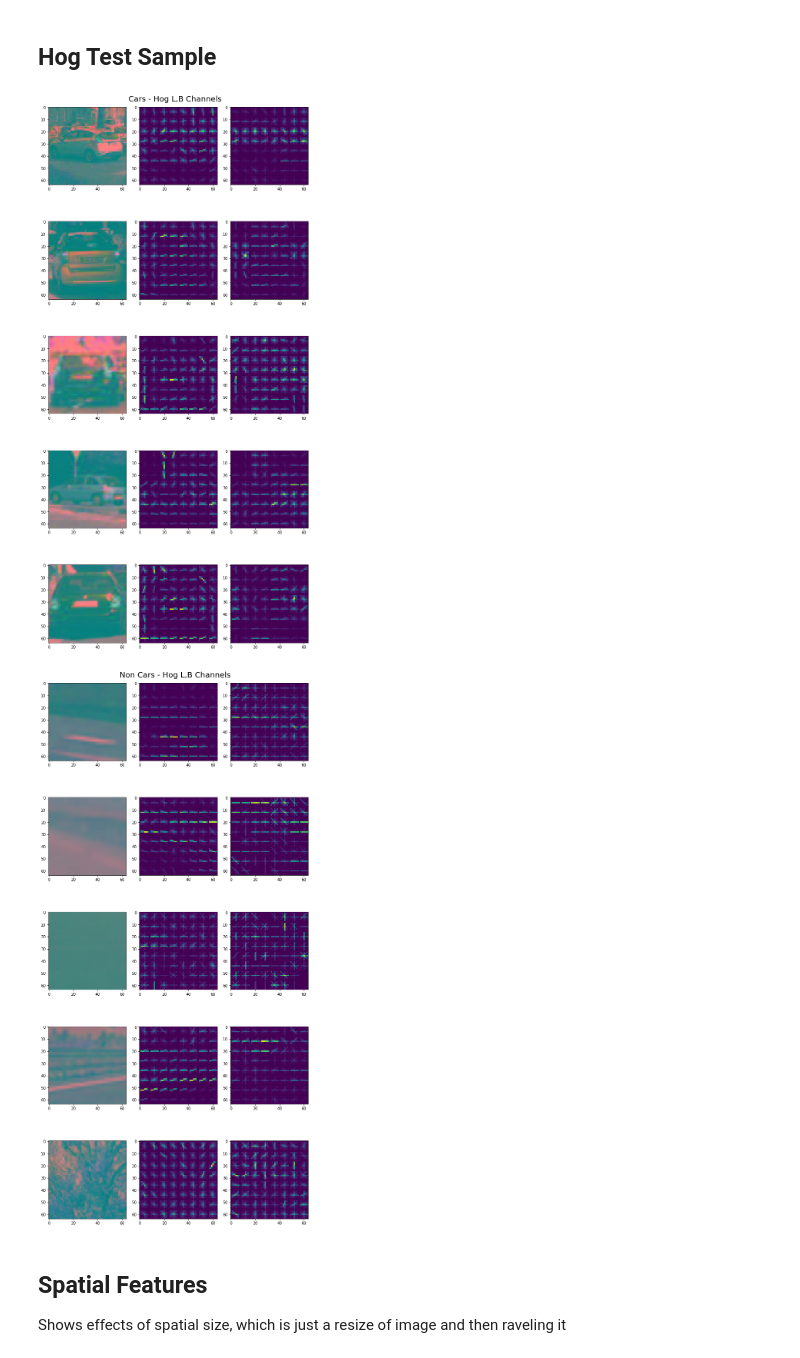
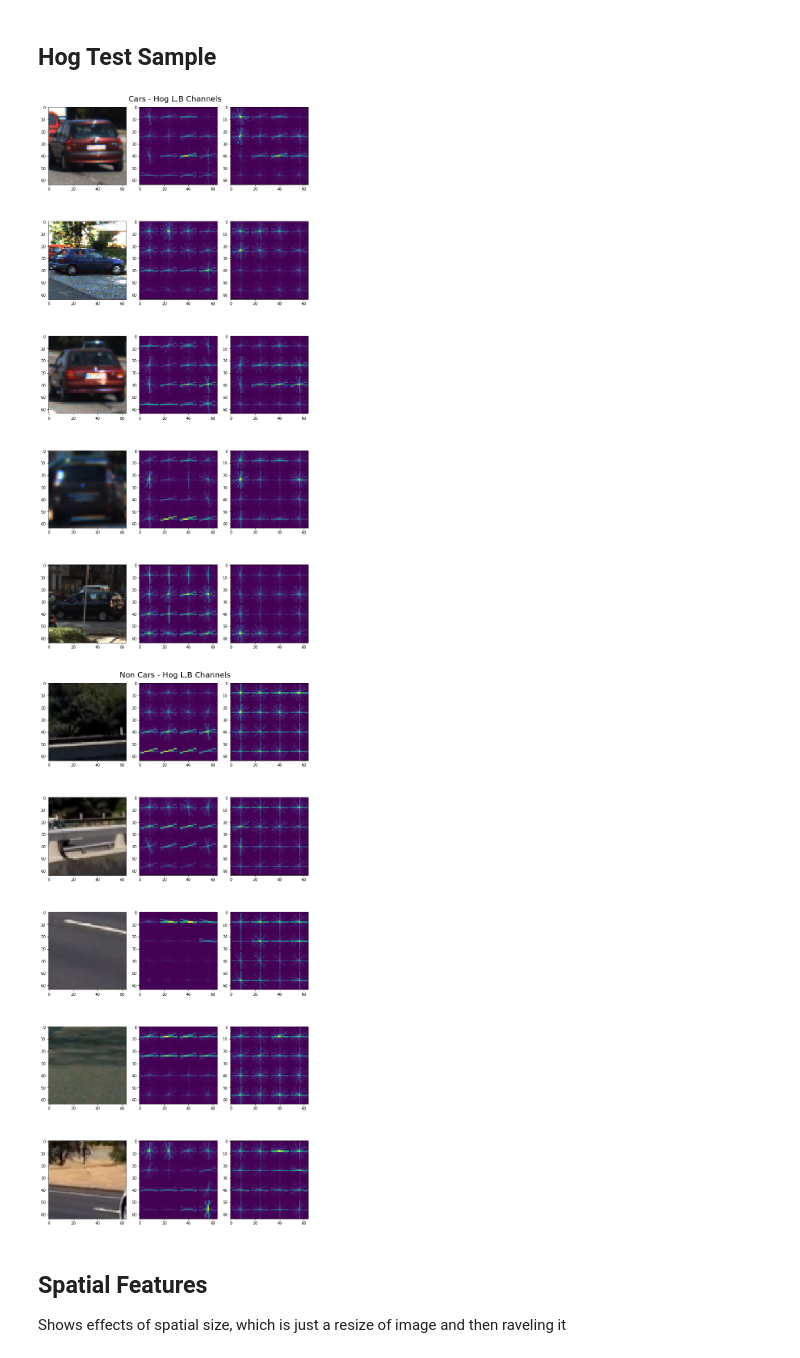
Before and after one commit to drganjoo/CarND-Vehicle-Detection, a Jupyter notebook: VehicleDetection.ipynb, the cells around one changed output. Drawn from its saved outputs; the diff is of its cells as text; code cells hidden in the pictures.

```diff
--- a/VehicleDetection.ipynb
+++ b/VehicleDetection.ipynb
@@ -15,11 +15,11 @@ from sklearn.preprocessing import StandardScaler
 from skimage.feature import hog
 from sklearn.model_selection import train_test_split
 
-#cars = glob.glob('./vehicles/**/*.png', recursive=True)
-#notcars = glob.glob('./non-vehicles/**/*.png', recursive=True)
+cars = glob.glob('./vehicles/**/*.png', recursive=True)
+notcars = glob.glob('./non-vehicles/**/*.png', recursive=True)
 
-cars = glob.glob('./vehicles_smallset/**/*.jpeg', recursive=True)
-notcars = glob.glob('./non-vehicles_smallset/**/*.jpeg', recursive=True)
+#cars = glob.glob('./vehicles_smallset/**/*.jpeg', recursive=True)
+#notcars = glob.glob('./non-vehicles_smallset/**/*.jpeg', recursive=True)
 
 count = len(cars) + len(notcars)
 
@@ -150,57 +78,45 @@ plt.show()
 # %% [markdown]
 ## Hog Test Sample
 # %%
-orient = 12  # HOG orientations
-pix_per_cell = 16 # HOG pixels per cell
-cell_per_block = 4 # HOG cells per block
+orient = 12
+pix_per_cell = 16
+cell_per_block = 4
 
 n_samples = 5
-
-def get_hog_features(channel, visualise = False, ravel=False):
-    orient = 12
-    pix_per_cell = 8
-    cell_per_block = 3
-
-    hog_features = hog(channel, orientations=orient,
-                pixels_per_cell=(pix_per_cell, pix_per_cell),
-                cells_per_block=(cell_per_block, cell_per_block),
-                transform_sqrt=True,
-                visualise=visualise,
-                feature_vector=True,
-                block_norm='L1-sqrt')
-
-    if ravel == True:
-        return np.ravel(hog_features)
-
-    return hog_features
 
 def show_hog(title, filenames):
     indices = np.random.choice(len(filenames), n_samples)
 
     f, ax = plt.subplots(n_samples, 3, figsize=(10,21))
     f.suptitle(title, fontsize=20)
 
     for i in range(n_samples):
         index = indices[i]
 
-        img = load_image(filenames[index], color_space)
+        lab = load_image(filenames[index], color_space)
+        L = lab[:,:,0]
+        B = lab[:,:,1]
 
-        _, hog_img_l = get_hog_features(img[:,:,0], True)
-        _, hog_img_b = get_hog_features(img[:,:,2], True)
+        _, hog_img_l = get_hog_features(L, orient=orient, pix_per_cell=pix_per_cell,
+                                        cell_per_block=cell_per_block, vis=True)
 
+        _, hog_img_b = get_hog_features(B, orient=orient, pix_per_cell=pix_per_cell,
+                                        cell_per_block=cell_per_block, vis=True)
+
+        img = load_image(filenames[index], 'RGB')
         ax[i,0].imshow(img)
         ax[i,1].imshow(hog_img_l)
         ax[i,2].imshow(hog_img_b)
 
     f.tight_layout()
 
 show_hog('Cars - Hog L,B Channels', cars)
 show_hog('Non Cars - Hog L,B Channels', notcars)
 
 plt.show()
 # %% [output]
-[figure, old version]
+[figure, new version]
-[figure, old version]
+[figure, new version]
 # %% [markdown]
 ## Spatial Features
 Shows effects of spatial size, which is just a resize of image and then raveling it
```
Also changed, not shown: parts of 16 cells of this notebook, 4 other files.
